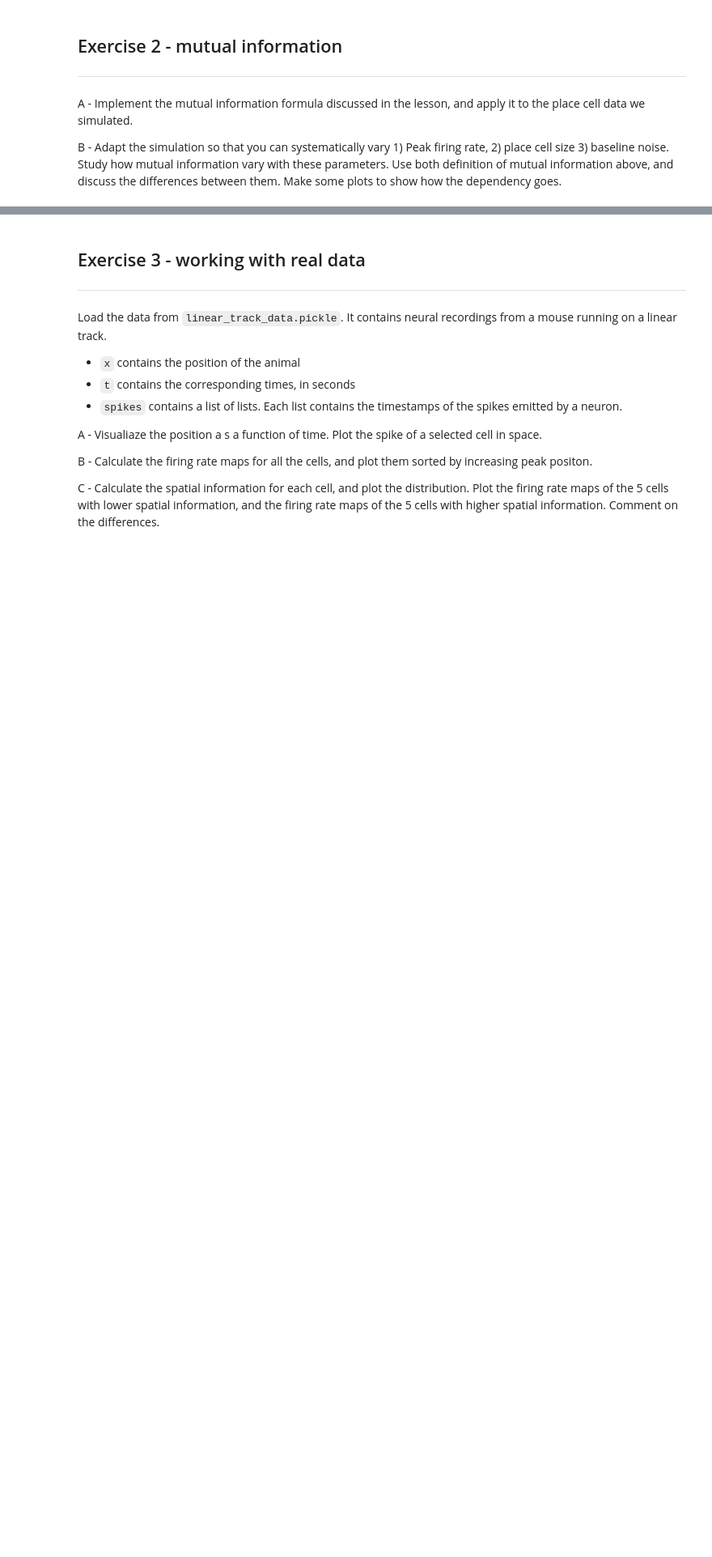
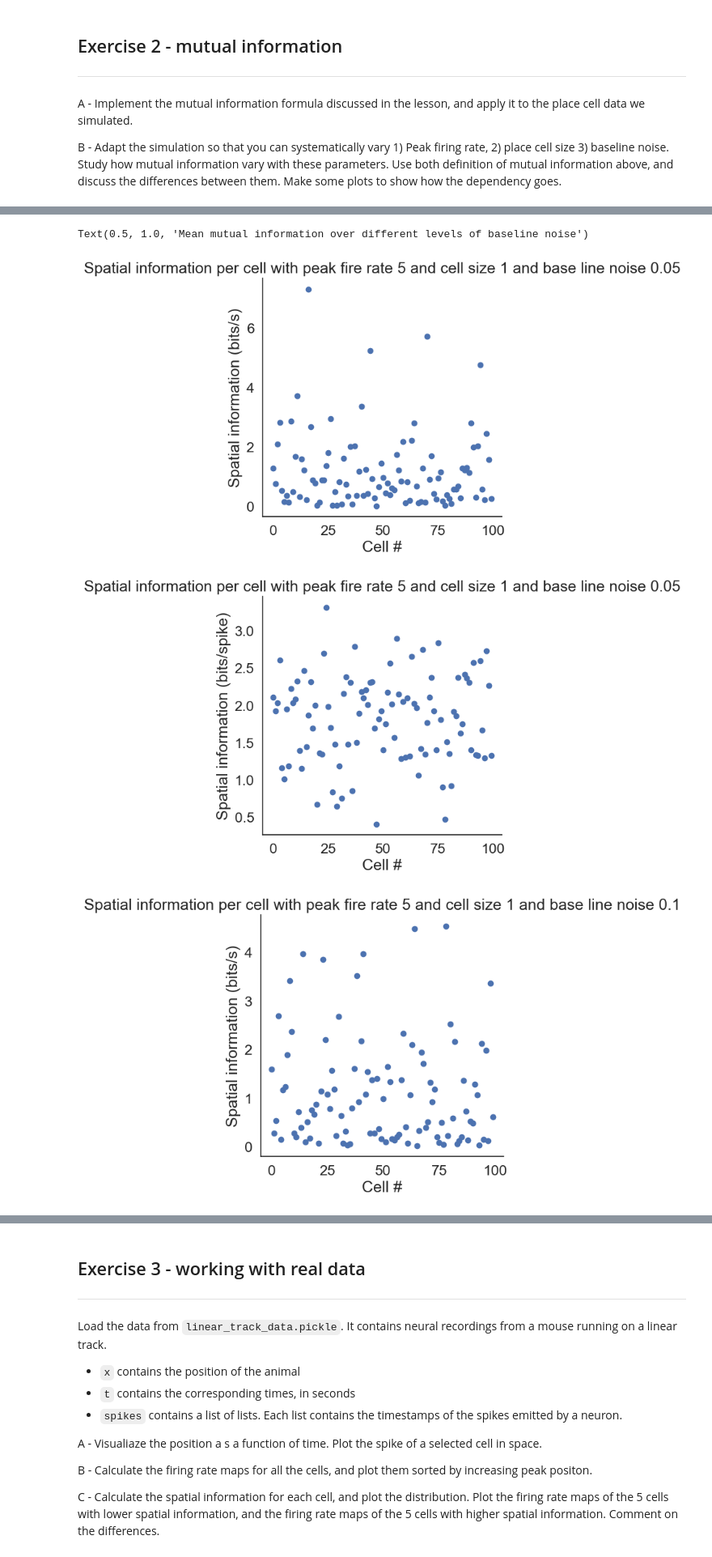
Before and after one commit to lbroekema/neuro-analysis, a Jupyter notebook: exercises_tuningcurves.ipynb, the cells around one changed output, grey strips where cells are left out. Shown at 81% size. Saved outputs shown, nothing was run; the diff lists cells and outputs as text; code cells hidden in the pictures; blank space fills up the shorter version.

```diff
--- a/exercises_tuningcurves.ipynb
+++ b/exercises_tuningcurves.ipynb
@@ -566,0 +689,65 @@ NameError: name 'np' is not defined
+# %%
+# Same as with altering firing rate and cell size, but now alter baseline noise
+fire_rate = [1, 5, 10]
+cell_size = [0.5, 1, 1.5]
+base_noise = [0.05, 0.1, 0.2]
+mean_info = []
+mean_info_per_spike = []
+
+# Loop over baseline noise levels while keeping cell size and firing rate the same
+for bn in base_noise:
+    occupancy, firing_rate_maps = simulation(fire_rate[1], cell_size[1], bn)
+
+    occupancy_prob = occupancy/np.sum(occupancy) # make list with the probability of occupancy per position
+    info = []
+    info_per_spike = []
+    epsilon = 1e-15
+    c = -1
+
+    for current_cell in firing_rate_maps:
+        labda = np.sum(current_cell*occupancy_prob) # mean firing rate with  labda = integral over x labda(x)*p(x) dx
+        c=c+1
+
+        current_info = []
+
+
+        for i in range(len(current_cell)): #for loop where per cell per position the information is calculated
+            current_info.append(current_cell[i]*np.log2((current_cell[i] + epsilon)/labda)*occupancy_prob[i])
+
+        info.append(np.sum(current_info))
+        info_per_spike.append(info[c]/labda) # also calculate the information per spike per cell
+
+    mean_info.append(np.mean(info))
+    mean_info_per_spike.append(np.mean(info_per_spike))
+
+#plot bits per sec and bits per spike per cell for the 3 different peak firing rates
+    plt.figure(figsize=(5,5))
+    plt.scatter(np.arange(len(info)), info)
+    plt.xlabel("Cell #")
+    plt.ylabel("Spatial information (bits/s)")
+    plt.title(f"Spatial information per cell with peak fire rate {fire_rate[1]} and cell size {cell_size[1]} and base line noise {bn}")
+
+    plt.figure(figsize=(5,5))
+    plt.scatter(np.arange(len(info)), info_per_spike)
+    plt.xlabel("Cell #")
+    plt.ylabel("Spatial information (bits/spike)")
+    plt.title(f"Spatial information per cell with peak fire rate {fire_rate[1]} and cell size {cell_size[1]} and base line noise {bn}")
+
+plt.figure(figsize=(6,4))
+plt.plot(base_noise, mean_info, marker='o', label='mutual info in bits/s')
+plt.plot(base_noise, mean_info_per_spike, marker='o', label='mutual info in bits/spike')
+plt.xlabel("Level of baseline noise")
+plt.ylabel("Mean mutual information")
+plt.legend()
+plt.title("Mean mutual information over different levels of baseline noise")
+
+# Increasing baseline noise adds extra spikes that are not location-specific.
+# These spikes increase the overall firing rate, but they do not add much useful
+# info,so, the information per spike decreases (and thus lower bit/spike). The
+# information in bits/s remains quite stable, because the higher number
+# of spikes is partly balanced by the lower info of each spike.
+# %% [output]
+Text(0.5, 1.0, 'Mean mutual information over different levels of baseline noise')
+[figure, added]
+[figure, added]
+[figure, added]
```
Also changed, not shown: parts of 7 cells of this notebook.
